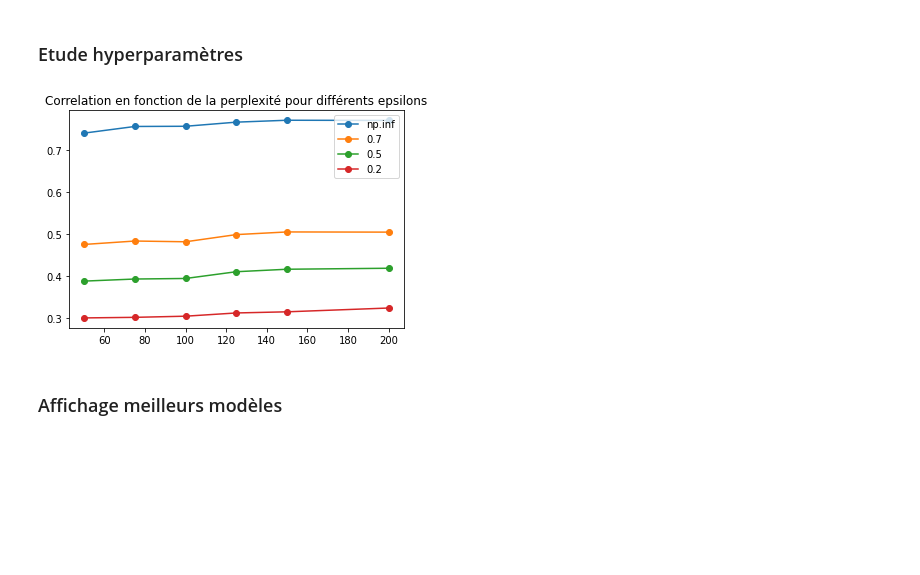
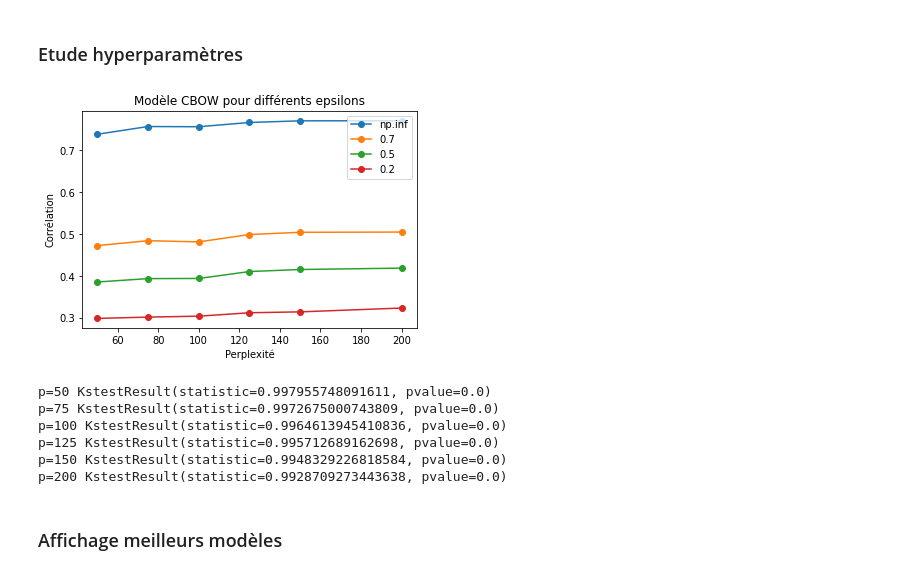
Before and after one commit to dmkant/projet-statistique-2022, a Jupyter notebook: reduction_dim/moyenne/comparaison_moy_tf.ipynb, the cells around one changed output. Cells and saved outputs as stored; diff of their text form; code cells hidden in the pictures; blank space fills up the shorter version.

```diff
--- a/reduction_dim/moyenne/comparaison_moy_tf.ipynb
+++ b/reduction_dim/moyenne/comparaison_moy_tf.ipynb
@@ -43,42 +43,42 @@ X = data.values
 std_scale = preprocessing.StandardScaler().fit(X)
 X_scaled = std_scale.transform(X)
 mod_tsne=[]
-divergence=[]
 for index, p in enumerate([50,75,100,125,150,200]):
     tsne = TSNE(n_components = 2, perplexity=p, n_iter=2000, random_state=0)
     tsne_results = tsne.fit_transform(X_scaled)
     tsne_distance = euclidean_distances(tsne_results)
     mod_tsne.append(tsne_distance)
-    divergence.append(tsne.kl_divergence_)
 # %% [markdown]
 ### Etude hyperparamètres
 # %%
 #Etude de la perplexité et de epsilon
 x = np.array([50,75,100,125,150,200])
 correlation=[]
 correlation1=[]
 correlation2=[]
 correlation3=[]
 for i in range(len(mod_tsne)):
     c=correlation_epsilon(initial_distance=initial_distance_cbow,new_distance=mod_tsne[i],epsilon=np.inf)
     c1=correlation_epsilon(initial_distance=initial_distance_cbow,new_distance=mod_tsne[i],epsilon=0.7)
     c2=correlation_epsilon(initial_distance=initial_distance_cbow,new_distance=mod_tsne[i],epsilon=0.5)
     c3=correlation_epsilon(initial_distance=initial_distance_cbow,new_distance=mod_tsne[i],epsilon=0.2)
     correlation.append(c)
     correlation1.append(c1)
     correlation2.append(c2)
     correlation3.append(c3)
 
 plt.plot(x, correlation, "o-",label="np.inf")
 plt.plot(x, correlation1, "o-",label="0.7")
 plt.plot(x, correlation2,"o-", label= "0.5")
 plt.plot(x, correlation3,"o-",label="0.2")
 plt.legend()
-plt.title("Correlation en fonction de la perplexité pour différents epsilons")
+plt.xlabel("Perplexité")
+plt.ylabel("Corrélation")
+plt.title("Modèle CBOW pour différents epsilons")
 
 plt.show()
 # %% [output]
-[figure, old version]
+[figure, new version]
 # %%
 #Etude de la perplexité et du nb de voisins
 x = np.array([50,75,100,125,150,200])
@@ -105,5 +107,21 @@ plt.title("Correlation en fonction de la perplexité pour différents nombres de
 
 plt.show()
+# %%
+#Test d'égalité Kolmogorov
+from scipy.stats import ks_2samp
+print("p=50",ks_2samp(flat_matrix(initial_distance_cbow), flat_matrix(mod_tsne[0])))
+print("p=75",ks_2samp(flat_matrix(initial_distance_cbow), flat_matrix(mod_tsne[1])))
+print("p=100",ks_2samp(flat_matrix(initial_distance_cbow), flat_matrix(mod_tsne[2])))
+print("p=125",ks_2samp(flat_matrix(initial_distance_cbow), flat_matrix(mod_tsne[3])))
+print("p=150",ks_2samp(flat_matrix(initial_distance_cbow), flat_matrix(mod_tsne[4])))
+print("p=200",ks_2samp(flat_matrix(initial_distance_cbow), flat_matrix(mod_tsne[5])))
+# %% [output]
+p=50 KstestResult(statistic=0.997955748091611, pvalue=0.0)
+p=75 KstestResult(statistic=0.9972675000743809, pvalue=0.0)
+p=100 KstestResult(statistic=0.9964613945410836, pvalue=0.0)
+p=125 KstestResult(statistic=0.995712689162698, pvalue=0.0)
+p=150 KstestResult(statistic=0.9948329226818584, pvalue=0.0)
+p=200 KstestResult(statistic=0.9928709273443638, pvalue=0.0)
 # %% [markdown]
 ### Affichage meilleurs modèles
 # %%
```
Also changed, not shown: parts of 9 cells of this notebook, 1 other file.
